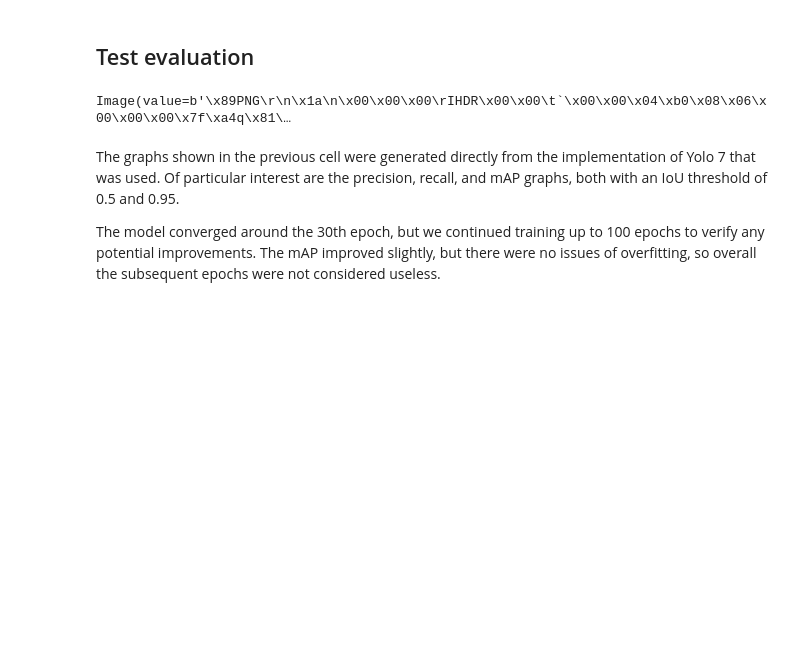
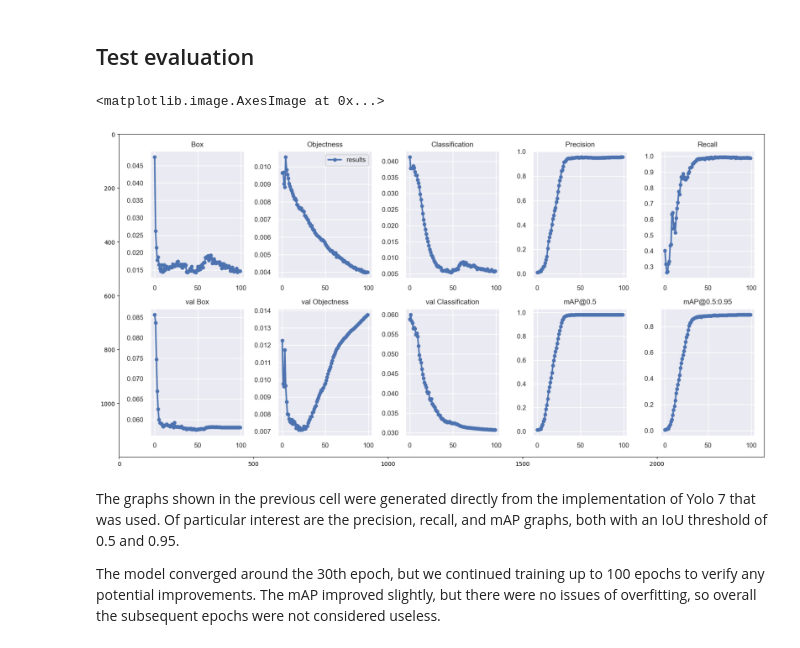
Before and after one commit to Filocava99/Yolov7-Poker-Hands-classification, a Jupyter notebook: notebook.ipynb, the cells around one changed output. Cells and saved outputs as stored; diff of their text form; code cells hidden in the pictures; blank space fills up the shorter version.

```diff
--- a/notebook.ipynb
+++ b/notebook.ipynb
@@ -167,18 +244,11 @@ After the training we can run the model to detect the cards on different sources
 # %%
 # Load the image
 image_path = './yolov7/runs/train/yolov7-custom/results.png'
-with open(image_path, 'rb') as f:
-    image = f.read()
-
-# Create the image widget
-image_widget = widgets.Image(
-    value=image,
-    format='png',
-    width=1920
-)
-display(image_widget)
+plt.figure(figsize = (40,10))
+plt.imshow(cv2.imread(image_path)[:,:,::-1])
 # %% [output]
-Image(value=b'\x89PNG\r\n\x1a\n\x00\x00\x00\rIHDR\x00\x00\t`\x00\x00\x04\xb0\x08\x06\x00\x00\x00\x7f\xa4q\x81\…
+<matplotlib.image.AxesImage at 0x...>
+[figure, added]
 # %% [markdown]
 The graphs shown in the previous cell were generated directly from the implementation of Yolo 7 that was used. Of particular interest are the precision, recall, and mAP graphs, both with an IoU threshold of 0.5 and 0.95.
 
```
Also changed, not shown: parts of 8 cells of this notebook, 1 other file.
